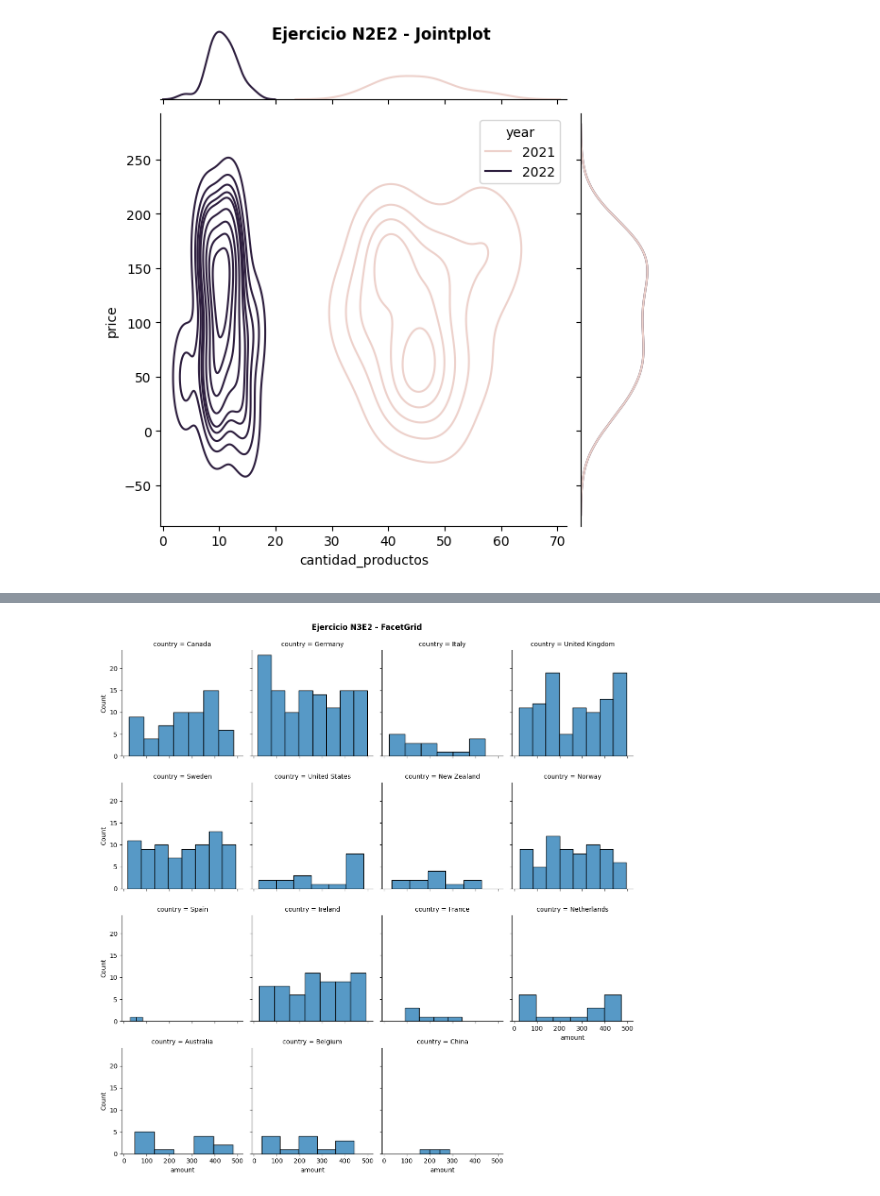
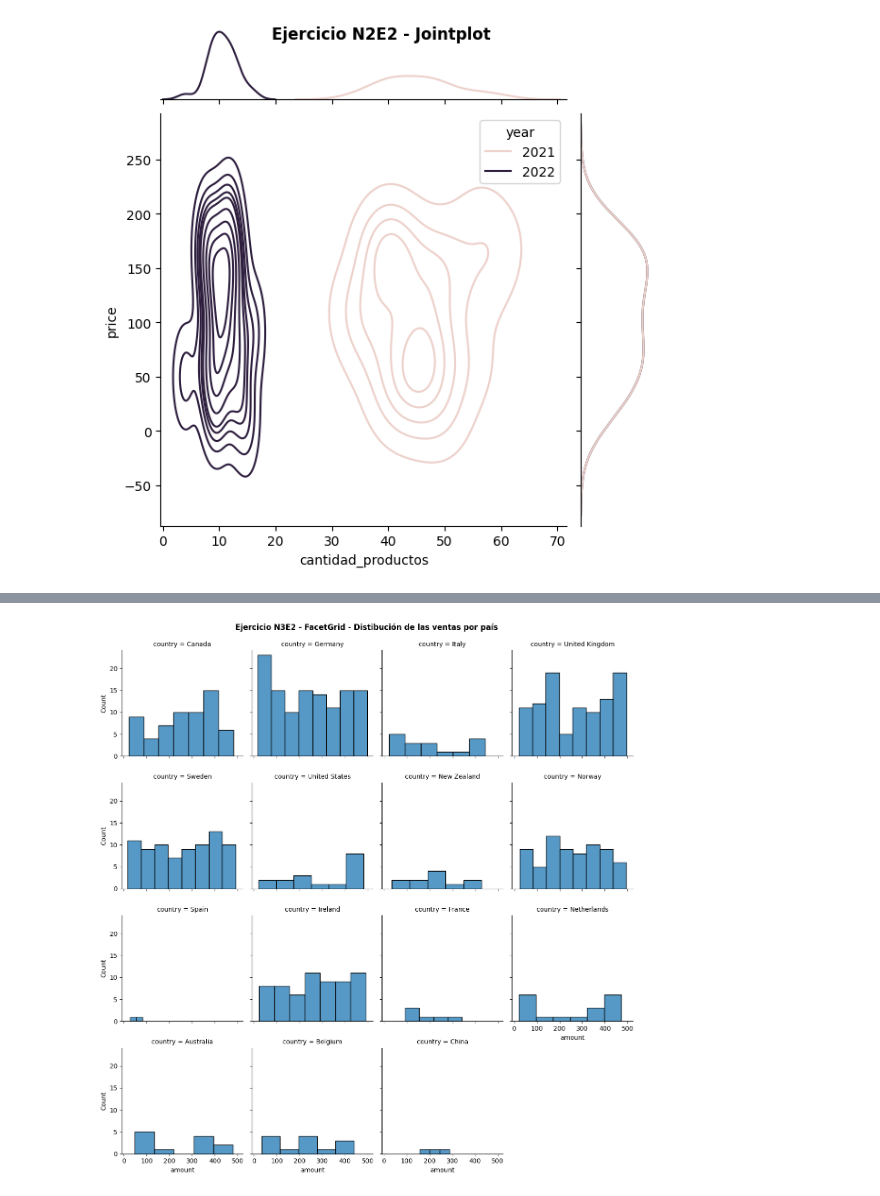
Before and after one commit to MailinV/Sprint_8_MV, a Jupyter notebook: Sprint8.1_MV.ipynb, the cells around one changed output, grey strips where cells are left out. Cells and saved outputs as stored; diff of their text form; code cells hidden in the pictures.

```diff
--- a/Sprint8.1_MV.ipynb
+++ b/Sprint8.1_MV.ipynb
@@ -843,17 +767,11 @@ Text(0.5, 1.02, 'Ejercicio N3E2 - FacetGrid')
 # %%
-df_transactions_companies = pd.merge(df_transactions, df_companies, left_on='business_id', right_on='company_id')
-
-amount_pais = df_transactions_companies.groupby('country')['amount'].sum().reset_index() # agrupo la suma del amount por pais
-
-# create a FacetGrid for pais vs suma de amount
+amount_pais = df_transactions_companies.groupby('country')['amount'].sum().reset_index()
 
 g = sns.FacetGrid(df_transactions_companies, col="country", col_wrap=4)
 
-# plot histogram for suma de amount in each mes
-
 g.map(sns.histplot, "amount")
 
-plt.suptitle('Ejercicio N3E2 - FacetGrid', fontweight = 'bold', y=1.02)
+plt.suptitle('Ejercicio N3E2 - FacetGrid - Distibución de las ventas por país', fontweight = 'bold', y=1.02)
 plt.show()
 # %% [output]
-[figure, old version]
+[figure, new version]
```
Also changed, not shown: parts of 20 cells of this notebook.
